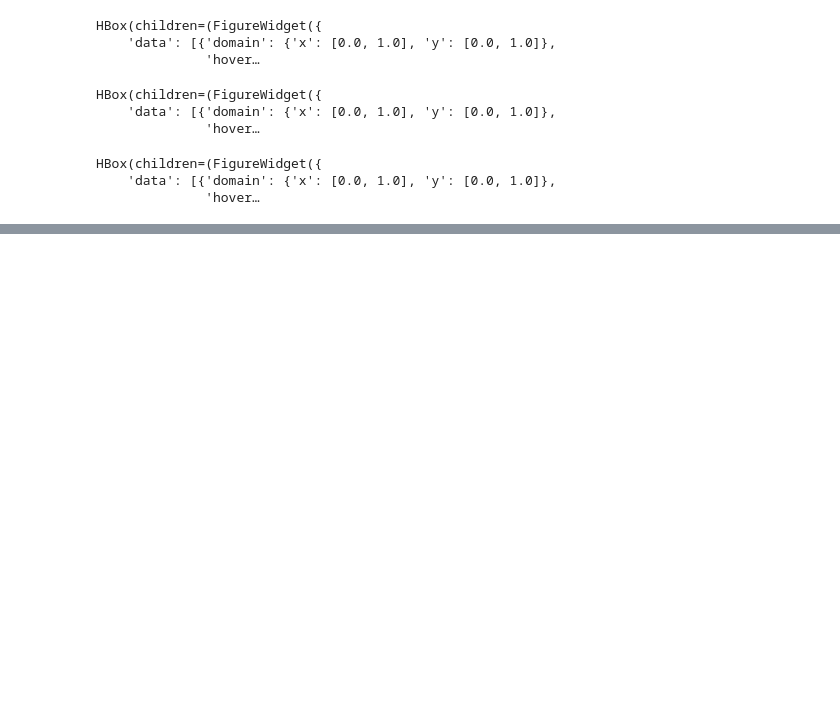
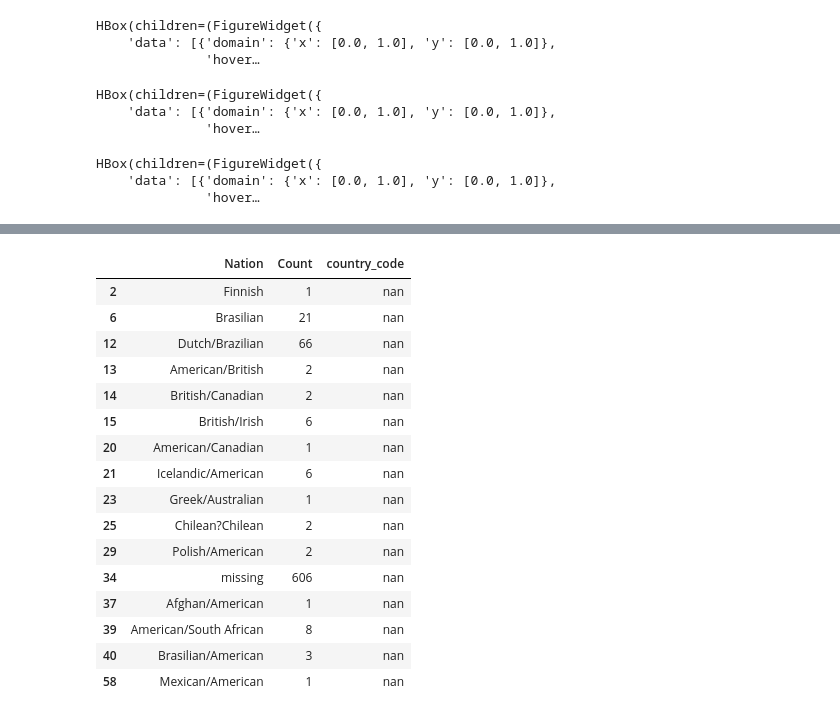
Before and after one commit to laurentfintoni/Net-Art-Rev, a Jupyter notebook: net_art_revolution.ipynb, the cells around one changed output, grey strips where cells are left out. Drawn from its saved outputs; the diff is of its cells as text; code cells hidden in the pictures; blank space fills up the shorter version.

```diff
--- a/net_art_revolution.ipynb
+++ b/net_art_revolution.ipynb
@@ -178,7 +195,7 @@ def do_fuzzy_search(country):
     except:
         return np.nan
 # %%
-#LOAD ALL PICKLED DATA
+#LOAD ALL NEEDED PICKLED DATA
 
 #complete DFs
 rhz_artworks = pd.read_pickle(path+'Rhizome_data/pickles/rhizome_artworks_extra.pkl')
@@ -187,7 +204,6 @@ moma_artworks = pd.read_pickle(path+'MOMA_data/pickle/MoMAartworks.pkl')
 moma_artworks_old =  pd.read_pickle(path+'MOMA_data/pickle/old_artworks.pkl')
 moma_artworks_new = pd.read_pickle(path+'MOMA_data/pickle/new_artworks.pkl')
 moma_rhz_compare = moma_artworks_new.loc[moma_artworks_new['dateAcquired'] >= 2000]
-moma_rhz_compare = moma_rhz_compare.loc[moma_rhz_compare['dateCreated'] >= 1983]
 
 #MoMA department DFs
 moma_draw = moma_artworks.loc[moma_artworks['Department'] == 'Drawings & Prints']
@@ -968,0 +1263,21 @@ fig_sun.show(), fig_sun_2.show()
+# %%
+RHZ_countries_count["country_code"] = RHZ_countries_count["country_code"].astype(str)
+RHZ_countries_count.loc[RHZ_countries_count['country_code'] == 'nan']
+# %% [output]
+|  | Nation | Count | country_code |
+| 2 | Finnish | 1 | nan |
+| 6 | Brasilian | 21 | nan |
+| 12 | Dutch/Brazilian | 66 | nan |
+| 13 | American/British | 2 | nan |
+| 14 | British/Canadian | 2 | nan |
+| 15 | British/Irish | 6 | nan |
+| 20 | American/Canadian | 1 | nan |
+| 21 | Icelandic/American | 6 | nan |
+| 23 | Greek/Australian | 1 | nan |
+| 25 | Chilean?Chilean | 2 | nan |
+| 29 | Polish/American | 2 | nan |
+| 34 | missing | 606 | nan |
+| 37 | Afghan/American | 1 | nan |
+| 39 | American/South African | 8 | nan |
+| 40 | Brasilian/American | 3 | nan |
+| 58 | Mexican/American | 1 | nan |
```
Also changed, not shown: parts of 33 cells of this notebook, 1 other file.
